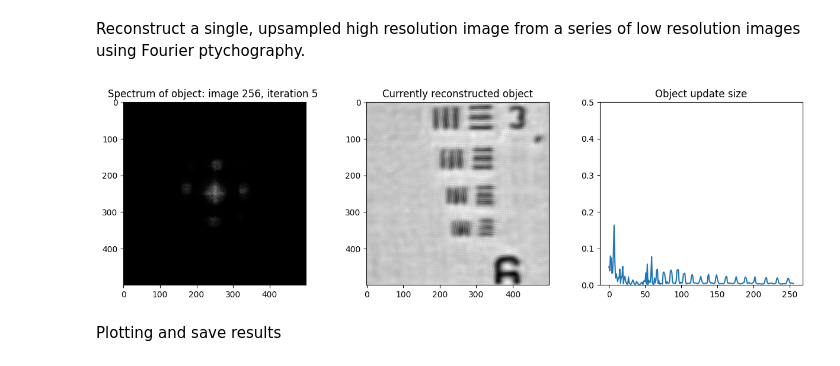
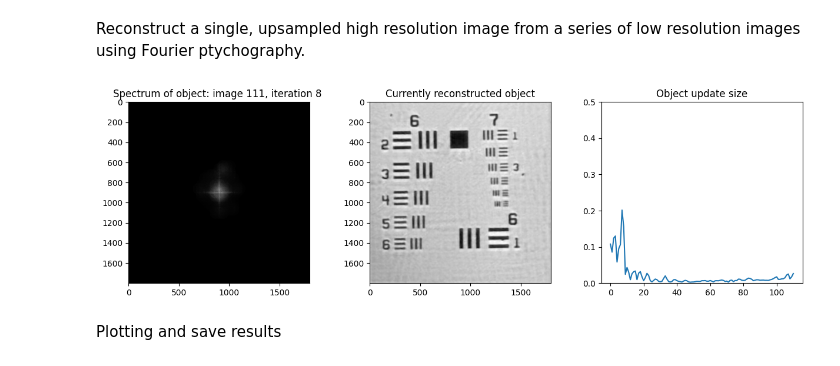
Before and after one commit to willtaylor072/Will_Taylor_FPM_4YP-main, a Jupyter notebook: reconstruction.ipynb, the cells around one changed output. Cells and saved outputs as stored; diff of their text form; code cells hidden in the pictures.

Commit message:
accurate algorithm working

```diff
--- a/reconstruction.ipynb
+++ b/reconstruction.ipynb
@@ -303,9 +390,9 @@ def reconstruct(images, kx, ky, obj, pupil, options):
 # Load image data into an array
 data_path = 'data/usaf_new_2'
 grid_size = 16 # 1 -> 16, determines how many images to reconstruct with, beyond 12x12 grid images are mostly useless
-img_size = 100 # Size of low res image (original or crop)
-crop_x = 160 # From left
-crop_y = 100 # From top
+img_size = 300 # Size of low res image (original or crop)
+crop_x = 0 # From left
+crop_y = 0 # From top
 
 num_images = grid_size**2
 images = np.zeros((img_size,img_size,num_images)) # Initialise array for storing images
@@ -324,7 +411,7 @@ LED2SAMPLE = 54 # Distance from LED array to the sample, 54mm (larger distance l
 LED_P = 3.3 # LED pitch, mm
 N_GLASS = 1.52 # Glass refractive index
 NA = 0.1 # Objective numerical apature
-PIX_SIZE = 862e-9 # Pixel size on object plane, m, 1090nm for 3D printed microscope (directly measured), 862nm for old data
+PIX_SIZE = 1090e-9 # Pixel size on object plane, m, 1090nm for 3D printed microscope (directly measured), 862nm for old data
 WLENGTH = 550e-9 # Central wavelength of LED light, m
 
 # Derived variables
@@ -334,42 +421,60 @@ x_abs = (x_coords - x_coords[0])*LED_P # x distances of LEDs from center LED
 y_abs = (y_coords - y_coords[0])*LED_P # y distances of LEDs from center LED
 
 # Size of object image (for given parameters upsampling is between 2 and 5 depending on grid_size)
 # Can do seperately x and y if image is not square
 obj_size = calculate_object_size(img_size, grid_size, LED2SAMPLE, LED_P, NA, WLENGTH, PIX_SIZE)
-
-# Locations of LEDs in Fourier domain
-kx,ky = calculate_fourier_positions(x_abs, y_abs, LED2SAMPLE, WLENGTH, PIX_SIZE, img_size)
 
 # Initial pupil function (binary mask)
 # Nyquist sampling criterion: sampling_ratio >2 -> oversampling, sampling_ratio <2 -> undersampling (aliasing may occur)
 sampling_ratio = F_SAMPLING / F_CUTOFF
 # x,y is our normalised frequency domain for the images, cutoff frequency = 1 (both x and y)
 x,y = np.meshgrid(np.linspace(-sampling_ratio,sampling_ratio,img_size), np.linspace(-sampling_ratio,sampling_ratio,img_size))
 theta,r = np.arctan2(y,x), np.sqrt(x**2 + y**2) # Polar coordinates
 pupil_radius = (1/sampling_ratio) * (img_size/2) # For plotting and diagnostics
 pupil = r<1 # Binary mask for frequencies below cutoff frequency (higher frequencies cannot be resolved due to diffraction)
 
 # Initial object estimate (using first image)
 img = np.sqrt(images[:,:,0]) # Amplitude of central image
 # img = np.sqrt(brightfield) # Could alternatively use brightfield if we have it
 F_img = FT(img) # Fourier transformed image (with shift)
 F_img = F_img * pupil # Apply pupil function
 pad_width = int((obj_size - img_size) / 2) # Padding to make correct size
 obj = np.pad(F_img,pad_width,'constant',constant_values=0) # Initial object in frequency domain
 
 # Set parameters for reconstruction algorithm
 options = {
-    'max_iter': 5, # Number of iterations
-    'alpha': 8, # Regularisation parameter, <10, does make a difference, 5 seems good for most cases
+    'max_iter': 8, # Number of iterations
+    'alpha': 7, # Regularisation parameter, <10, DOES make a difference, 5 seems good for most cases
     'beta': 1, # Regularisation parameter, >0, not important
     'plot_mode': 2, # 0, off; 1, plot every image; 2, plot every iteration
-    'quality_threshold': 0, # Will only use images with dynamic range greater than this (set to 0 to use all images)
-    'LED_correction': True, # Use an optimisation algorithm for updating LED coordinates
+    'quality_threshold': 20, # Will only use images with dynamic range greater than this (set to 0 to use all images)
+    'LED_correction': 0, # 0, off; 1, accurate; 2, fast (not working)
 }
 
-rec_obj,rec_pupil,kx_updated,ky_updated = reconstruct(images, kx, ky, obj, pupil, options)
+# # Reconstruction with calculated kx and ky (quickstart)
+# kx,ky = calculate_fourier_positions(x_abs, y_abs, LED2SAMPLE, WLENGTH, PIX_SIZE, img_size)
+# rec_obj,rec_pupil,_,_ = reconstruct(images, kx, ky, obj, pupil, options)
+
+# # Reconstruction with LED correction to find optimal kx and ky
+# options = {
+#     'max_iter': 1, # Number of iterations
+#     'alpha': 5, # Regularisation parameter, <10, DOES make a difference, 5 seems good for most cases
+#     'beta': 1, # Regularisation parameter, >0, not important
+#     'plot_mode': 0, # 0, off; 1, plot every image; 2, plot every iteration
+#     'quality_threshold': 0, # Will only use images with dynamic range greater than this (set to 0 to use all images)
+#     'LED_correction': 1, # 0, off; 1, accurate; 2, fast (not working)
+# }
+# kx,ky = calculate_fourier_positions(x_abs, y_abs, LED2SAMPLE, WLENGTH, PIX_SIZE, img_size) # Initial guess for kx,ky
+# rec_obj,rec_pupil,kx_updated,ky_updated = reconstruct(images, kx, ky, obj, pupil, options)
+# np.save('kx_updated',kx_updated)
+# np.save('ky_updated',ky_updated)
+
+# Reconstruction with loaded / optimal kx and ky
+kx = np.load('kx_updated.npy')
+ky = np.load('ky_updated.npy')
+rec_obj,rec_pupil,_,_ = reconstruct(images, kx, ky, obj, pupil, options)
 # %% [output]
-[figure, old version]
+[figure, new version]
 # %% [markdown]
 Plotting and save results
 # %%
```
Also changed, not shown: parts of 3 cells of this notebook, 4 other files.
